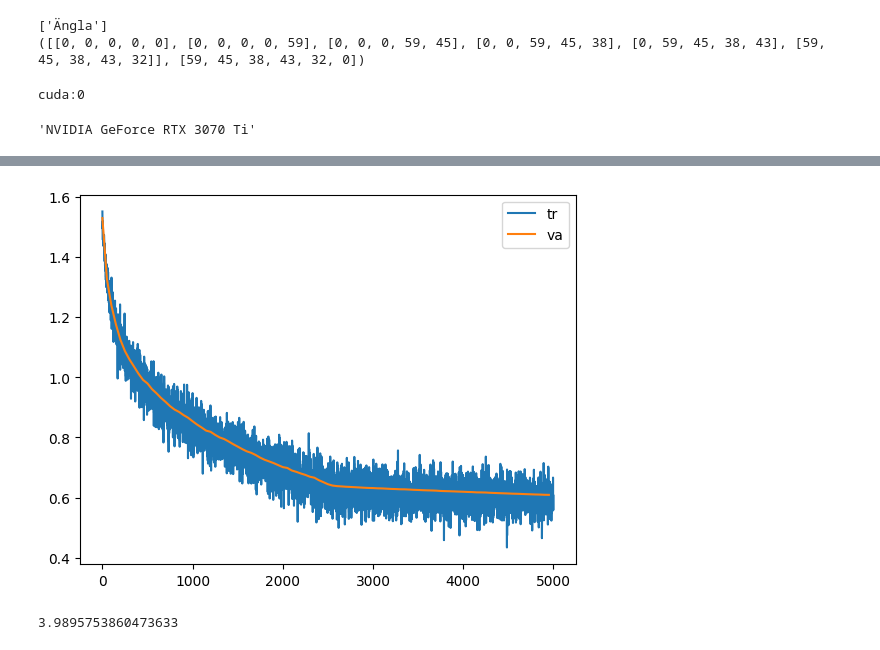
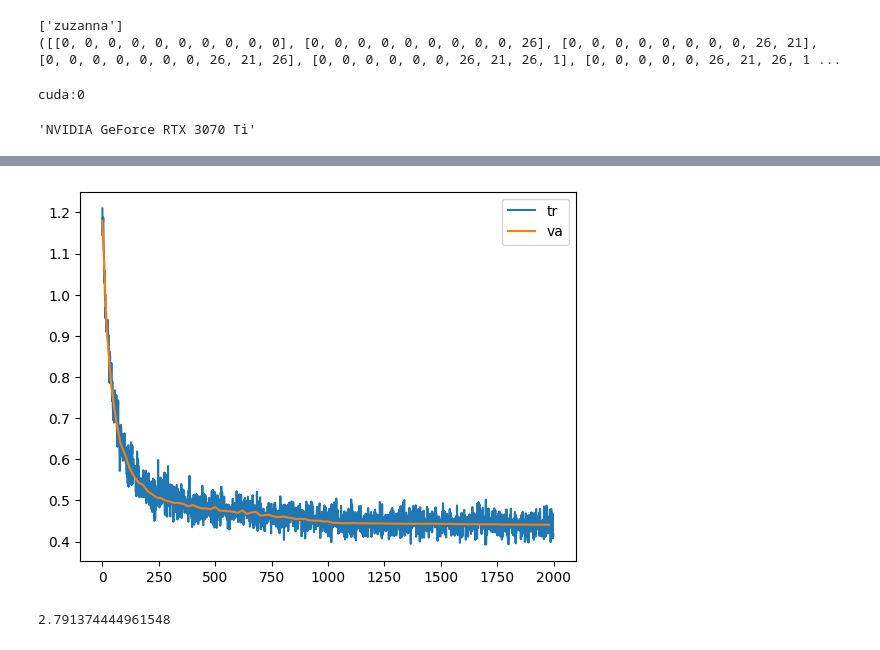
Before and after one commit to RasmusRynell/PyTourch-demo, a Jupyter notebook: Copy of makemore/MLP (adaptation from 2003 paper).ipynb, the cells around one changed output, grey strips where cells are left out. Saved outputs shown, nothing was run; the diff lists cells and outputs as text; code cells hidden in the pictures.

```diff
--- a/Copy of makemore/MLP (adaptation from 2003 paper).ipynb
+++ b/Copy of makemore/MLP (adaptation from 2003 paper).ipynb
@@ -1,7 +1,8 @@
 # %%
 words = open('swedish_names.txt', 'r', encoding='utf-8').read().splitlines()
-#words = [w.lower() for w in words if len(w) > 2] # Remove 2< longs words
-#words = [w for w in words if w.isascii() and w.isalpha()] # Remove names with åäö or that contains bad things
+words = [w.lower() for w in words if len(w) > 2] # Remove 2< longs words
+words = [w for w in words if w.isascii() and w.isalpha()] # Remove names with åäö or that contains bad things
+#words = [w for w in words if '.' not in w]
 print(words[-3:])
 print(len(words))
 # %% [output]
@@ -31,12 +50,12 @@ def build_data(words, nChars):
 
 # Example 'zuzanna' becomes training example (.. -> z, ..z -> u, and so on until last nna -> .) and chars are converted to the ints
 
-nChars = 5
+nChars = 10
 print(words[-1:])
 print(build_data(words[-1:], nChars))
 # %% [output]
-['Ängla']
-([[0, 0, 0, 0, 0], [0, 0, 0, 0, 59], [0, 0, 0, 59, 45], [0, 0, 59, 45, 38], [0, 59, 45, 38, 43], [59, 45, 38, 43, 32]], [59, 45, 38, 43, 32, 0])
+['zuzanna']
+([[0, 0, 0, 0, 0, 0, 0, 0, 0, 0], [0, 0, 0, 0, 0, 0, 0, 0, 0, 26], [0, 0, 0, 0, 0, 0, 0, 0, 26, 21], [0, 0, 0, 0, 0, 0, 0, 26, 21, 26], [0, 0, 0, 0, 0, 0, 26, 21, 26, 1], [0, 0, 0, 0, 0, 26, 21, 26, 1 ...
 # %%
 import torch
 import torch.nn.functional as F
@@ -71,11 +90,11 @@ yTest = torch.tensor(yTest)
 g = torch.Generator().manual_seed(3)
 
 # Look up table, can also be seen as the first layer to our network
-nC = 10
+nC = 5
 C = torch.randn((num_of_unique_letters, nC), generator=g)
 
 # Size of hidden layer
-nHiddenN = 250
+nHiddenN = 100
 W1 = torch.randn((nChars*nC, nHiddenN), generator=g)
 b1 = torch.randn(nHiddenN, generator=g)
 W2 = torch.randn((nHiddenN, num_of_unique_letters), generator=g)
@@ -90,9 +109,9 @@ trL = []
 vaL = []
 vaI = 0
 teL = []
-lr = 0.05
+lr = 0.1
 # %%
-iters = 5_000
+iters = 2000
 for i in range(iters):
     # Get mini batch idx
     mIdx = torch.randint(0, xTrain.shape[0], (128,))
@@ -129,6 +148,6 @@ for i in range(iters):
 plt.plot([i for i in range(len(trL))], trL, label='tr')
 plt.plot([i*(iters/100) for i in range(vaI)], vaL, label='va')
 plt.legend()
-print(f'Va loss: {10**vaL[-1]}')
-print(f'Tr loss: {10**trL[-1]}')
+print(f'Last va loss: {10**vaL[-1]}')
+print(f'Last tr loss: {10**trL[-1]}')
 # %% [output]
@@ -137,4 +156,4 @@ Tr loss: 3.645554411149659
-[figure, old version]
+[figure, new version]
 # %%
 # Calulate test loss
 emb = C[xTest]
@@ -143,4 +162,4 @@ h = torch.tanh(emb.view(-1, nChars*nC) @ W1 + b1) # We use view to effiently "sq
 logits = h @ W2 + b2
 F.cross_entropy(logits, yTest).item()
 # %% [output]
-3.9895753860473633
+2.791374444961548
```
Also changed, not shown: parts of 6 cells of this notebook.
